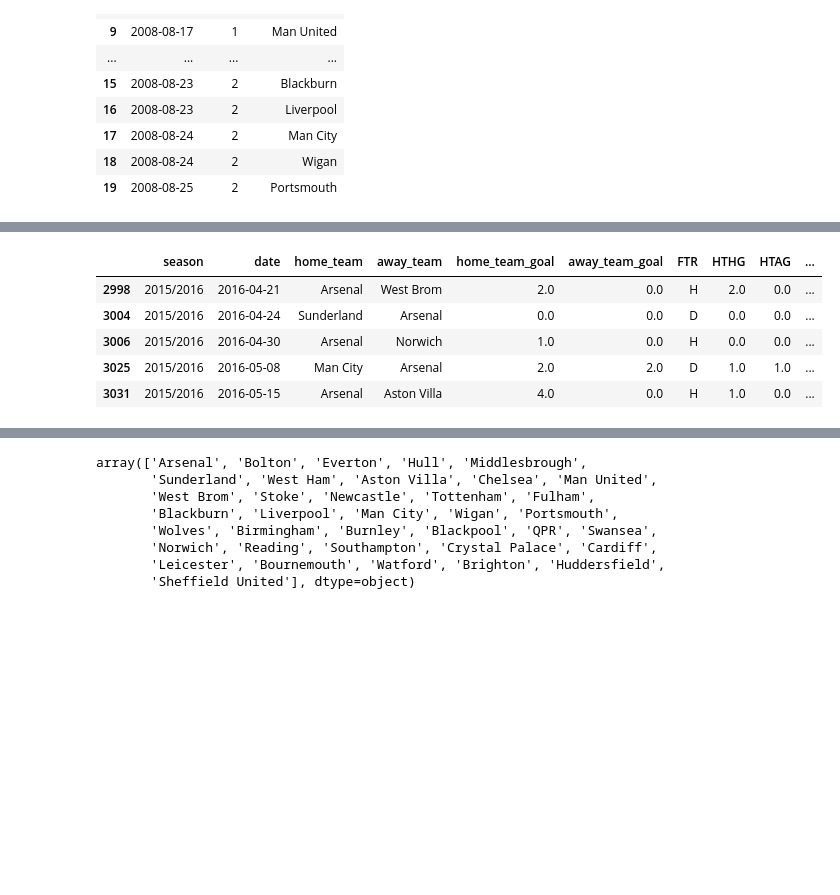
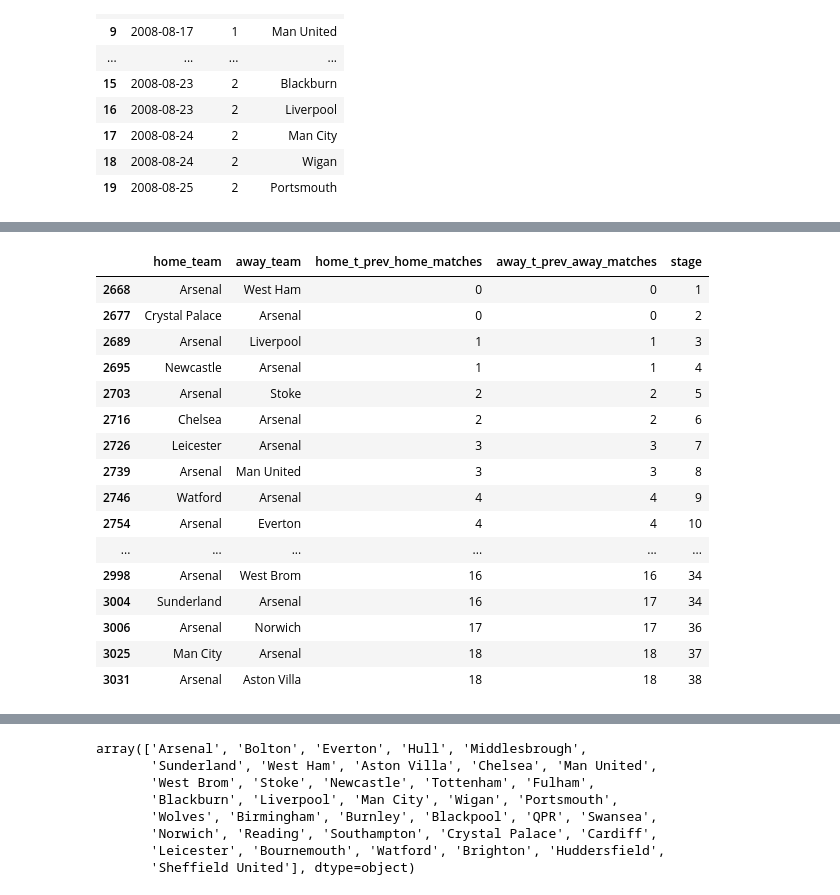
Before and after one commit to georgebrockman/beatthebookies, a Jupyter notebook: beatthebookies/notebooks/chris_explore.ipynb, the cells around one changed output, grey strips where cells are left out. Cells and saved outputs as stored; diff of their text form; code cells hidden in the pictures; blank space fills up the shorter version.

```diff
--- a/beatthebookies/notebooks/chris_explore.ipynb
+++ b/beatthebookies/notebooks/chris_explore.ipynb
@@ -61,12 +63,23 @@ df[df['season'] == '2019/2020'][['date','stage']].head(15)
 # %%
-df[(df['season'] == '2015/2016') & ((df['home_team'] == 'Arsenal') | (df['away_team'] == 'Arsenal'))].tail()
+df[(df['season'] == '2015/2016') & ((df['home_team'] == 'Arsenal') | (df['away_team'] == 'Arsenal'))][['home_team', 'away_team', 'home_t_prev_home_matches', 'away_t_prev_away_matches', 'stage']]
 # %% [output]
-|  | season | date | home_team | away_team | home_team_goal | away_team_goal | FTR | HTHG | HTAG | ... |
-| 2998 | 2015/2016 | 2016-04-21 | Arsenal | West Brom | 2.0 | 0.0 | H | 2.0 | 0.0 | ... |
-| 3004 | 2015/2016 | 2016-04-24 | Sunderland | Arsenal | 0.0 | 0.0 | D | 0.0 | 0.0 | ... |
-| 3006 | 2015/2016 | 2016-04-30 | Arsenal | Norwich | 1.0 | 0.0 | H | 0.0 | 0.0 | ... |
-| 3025 | 2015/2016 | 2016-05-08 | Man City | Arsenal | 2.0 | 2.0 | D | 1.0 | 1.0 | ... |
-| 3031 | 2015/2016 | 2016-05-15 | Arsenal | Aston Villa | 4.0 | 0.0 | H | 1.0 | 0.0 | ... |
+|  | home_team | away_team | home_t_prev_home_matches | away_t_prev_away_matches | stage |
+| 2668 | Arsenal | West Ham | 0 | 0 | 1 |
+| 2677 | Crystal Palace | Arsenal | 0 | 0 | 2 |
+| 2689 | Arsenal | Liverpool | 1 | 1 | 3 |
+| 2695 | Newcastle | Arsenal | 1 | 1 | 4 |
+| 2703 | Arsenal | Stoke | 2 | 2 | 5 |
+| 2716 | Chelsea | Arsenal | 2 | 2 | 6 |
+| 2726 | Leicester | Arsenal | 3 | 3 | 7 |
+| 2739 | Arsenal | Man United | 3 | 3 | 8 |
+| 2746 | Watford | Arsenal | 4 | 4 | 9 |
+| 2754 | Arsenal | Everton | 4 | 4 | 10 |
+| ... | ... | ... | ... | ... | ... |
+| 2998 | Arsenal | West Brom | 16 | 16 | 34 |
+| 3004 | Sunderland | Arsenal | 16 | 17 | 34 |
+| 3006 | Arsenal | Norwich | 17 | 17 | 36 |
+| 3025 | Man City | Arsenal | 18 | 18 | 37 |
+| 3031 | Arsenal | Aston Villa | 18 | 18 | 38 |
 # %%
 df[(df['season'] == '2011/2012') & ((df['home_team'] == 'Arsenal') | (df['away_team'] == 'Arsenal'))][['season','date','stage','home_team','away_team','home_team_goal','away_team_goal','home_t_home_goals', 'home_t_away_goals', 'home_t_total_goals','away_t_away_goals', 'away_t_home_goals','away_t_total_goals']]
 # %% [output]
```
Also changed, not shown: parts of 2 cells of this notebook, 5 other files.
